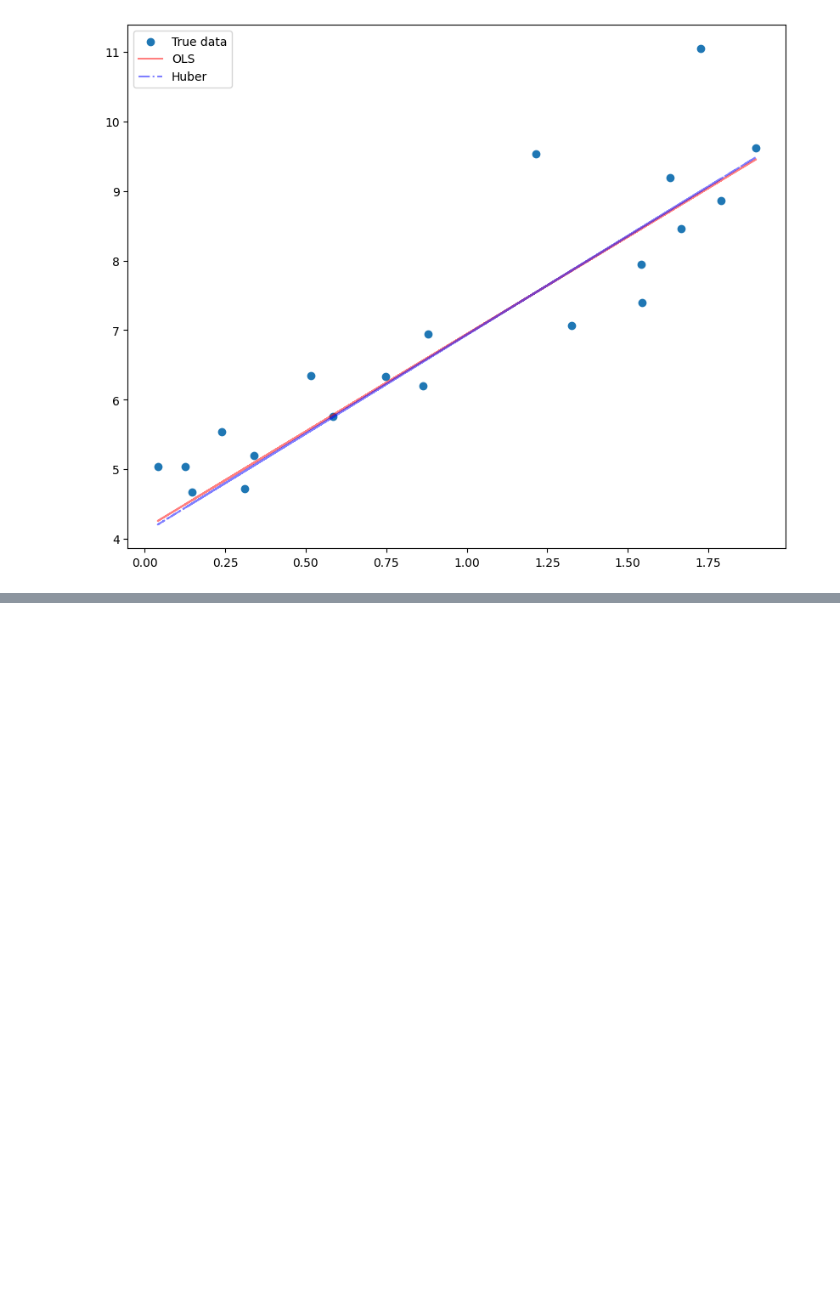
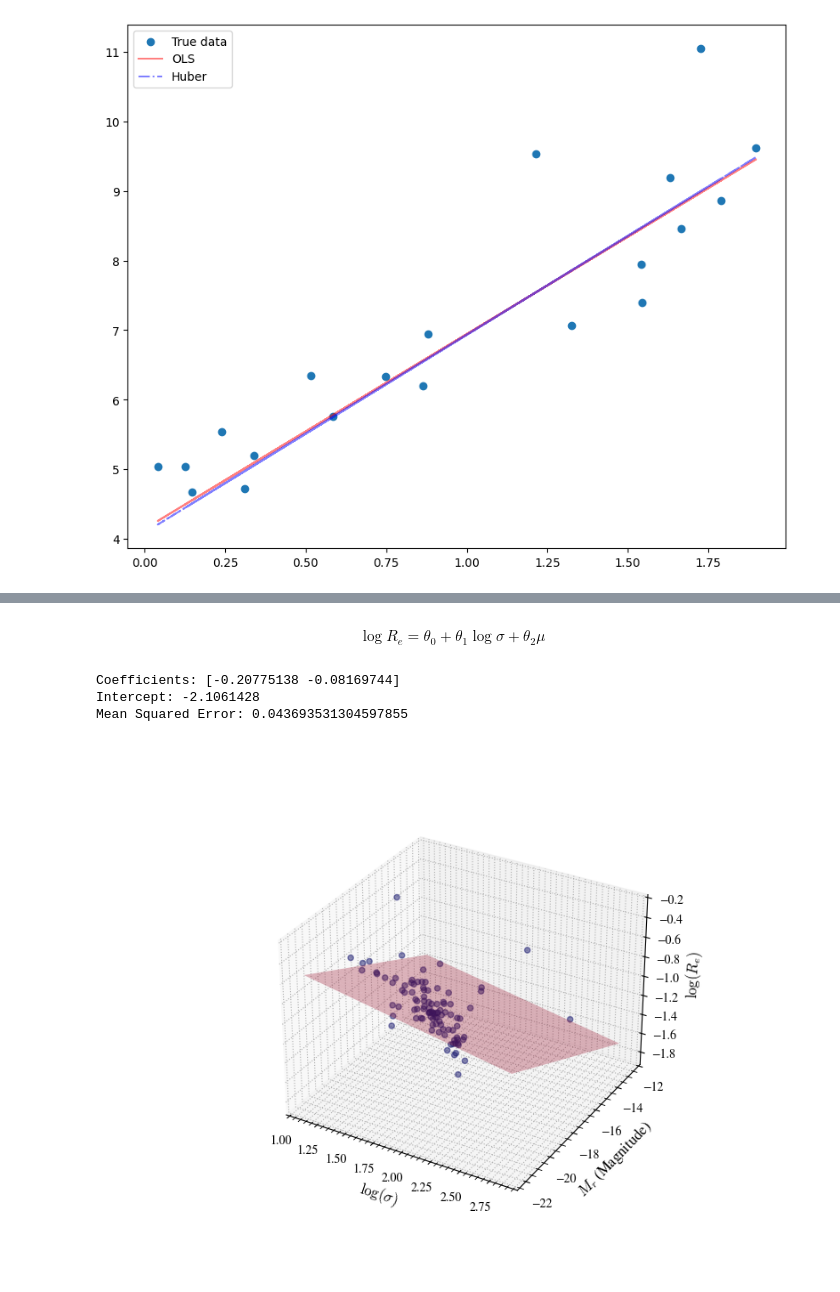
Before and after one commit to jurados/AS4501_Astroinformatic, a Jupyter notebook: Auxiliar/AUX1_LinearRegression.ipynb, the cells around one changed output, grey strips where cells are left out. Cells and saved outputs as stored; diff of their text form; code cells hidden in the pictures; blank space fills up the shorter version.

```diff
--- a/Auxiliar/AUX1_LinearRegression.ipynb
+++ b/Auxiliar/AUX1_LinearRegression.ipynb
@@ -314,0 +319,3 @@ Huber: Perfecto para datos con errores de medición o valores extremos (por ejem
+# %%
+# Fetching real galaxy data
+data = astroML.datasets.fetch_nasa_atlas()
@@ -314,0 +346,49 @@ Huber: Perfecto para datos con errores de medición o valores extremos (por ejem
+# %% [markdown]
+$$\log R_e = \theta_0 + \theta_1 \log \sigma + \theta_2 \mu$$
+# %%
+from sklearn.linear_model import LinearRegression
+from sklearn.metrics import mean_squared_error
+
+# Defined the features (X) and target variable (y)
+X = data[['log_sigma','Mr']]
+y = data['log_Re']
+
+model = LinearRegression()
+model.fit(X.values, y)
+
+y_pred = model.predict(X)
+mse    = mean_squared_error(y, y_pred)
+
+print('Coefficients:', model.coef_)
+print('Intercept:', model.intercept_)
+print('Mean Squared Error:', mse)
+# %% [output]
+Coefficients: [-0.20775138 -0.08169744]
+Intercept: -2.1061428
+Mean Squared Error: 0.043693531304597855
+# %%
+fig, ax = plt.subplots(figsize=(8, 6), subplot_kw={'projection': '3d'})
+
+ax.scatter(data['log_sigma'], data['Mr'], data['log_Re'],
+           color='midnightblue', alpha=0.5, label='Galaxies')
+
+# 2. Creamos la malla para representar el plano de ajuste
+x_range = np.linspace(data['log_sigma'].min(), data['log_sigma'].max(), 20)
+y_range = np.linspace(data['Mr'].min(), data['Mr'].max(), 20)
+x_mesh, y_mesh = np.meshgrid(x_range, y_range)
+
+# Predicción sobre la malla (necesitamos aplanarla para el modelo)
+mesh_points = np.c_[x_mesh.ravel(), y_mesh.ravel()]
+z_mesh = model.predict(mesh_points).reshape(x_mesh.shape)
+
+# 3. Graficamos el plano (superficie)
+ax.plot_surface(x_mesh, y_mesh, z_mesh, color='crimson', alpha=0.3)
+
+# Etiquetas y Estilo
+ax.set_xlabel(r'$\log(\sigma)$', fontsize=12)
+ax.set_ylabel(r'$M_r$ (Magnitude)', fontsize=12)
+ax.set_zlabel(r'$\log(R_e)$', fontsize=12)
+
+plt.show()
+# %% [output]
+[figure, added]
```
Also changed, not shown: parts of 18 cells of this notebook.
